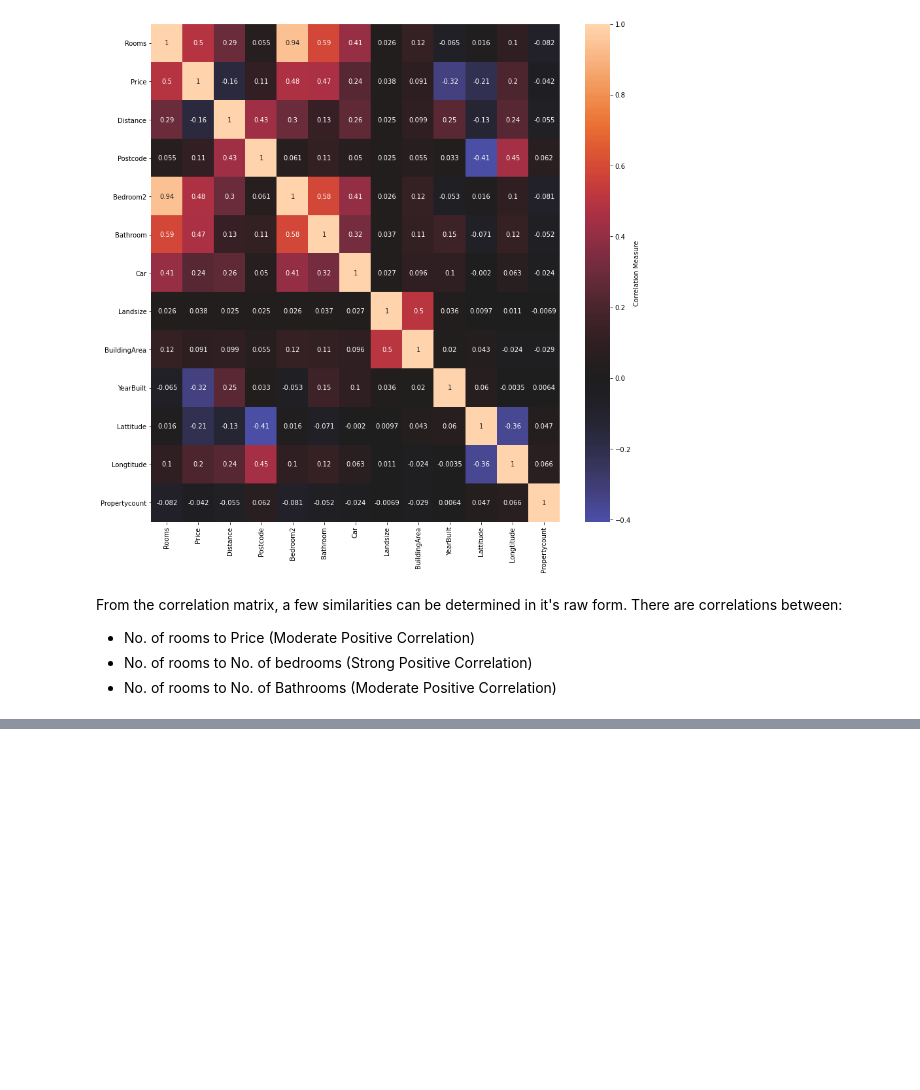
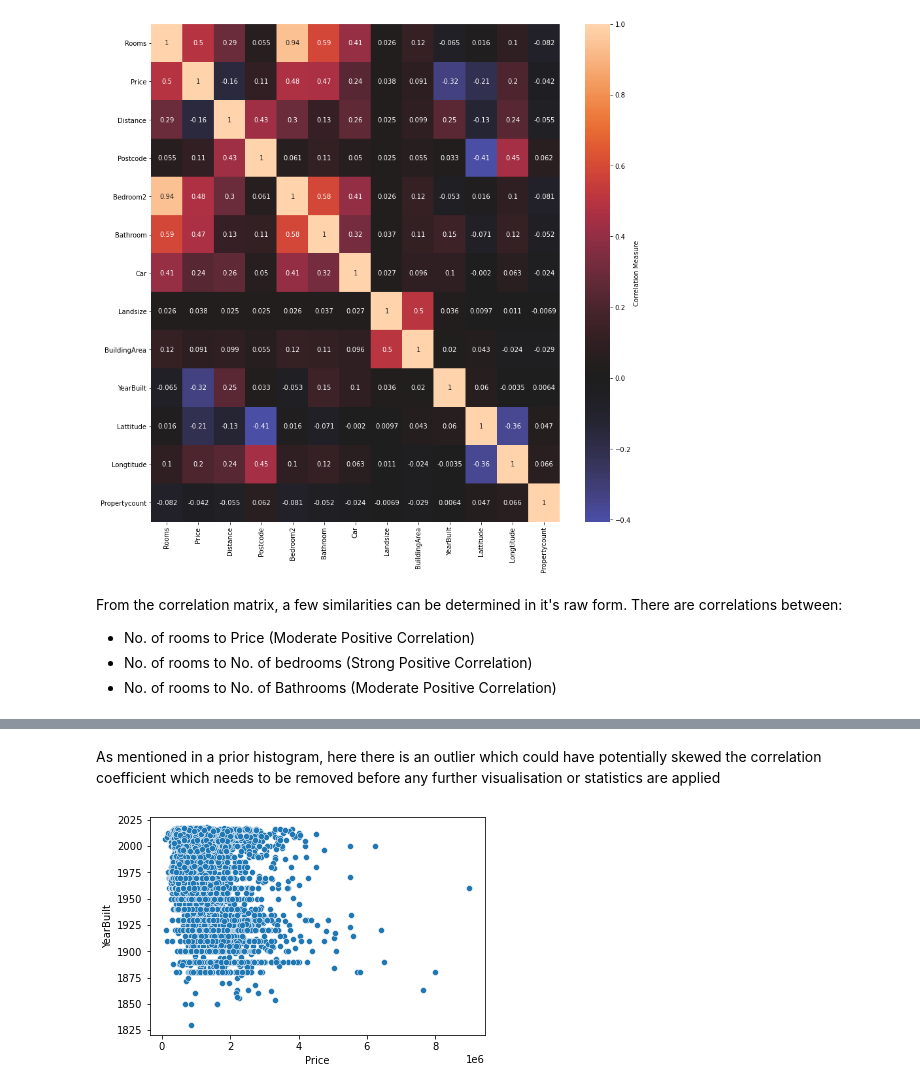
Before and after one commit to sheldyso/Data-Visualisation-Report, a Jupyter notebook: Data Visualisation Report.ipynb, the cells around one changed output, grey strips where cells are left out. Drawn from its saved outputs; the diff is of its cells as text; code cells hidden in the pictures; blank space fills up the shorter version.

```diff
--- a/Data Visualisation Report.ipynb
+++ b/Data Visualisation Report.ipynb
@@ -114,0 +178,11 @@ sns.scatterplot(data=data, x="Bedroom2", y="Price")
+# %% [markdown]
+As mentioned in a prior histogram, here there is an outlier which could have potentially skewed the correlation coefficient which needs to be removed before any further visualisation or statistics are applied
+# %%
+#limiting the dataset to houses above the year 1600
+df = data[data["YearBuilt"] > 1600]
+
+#plotting the df to see if the limit has been applied
+sns.scatterplot(data=df, x="Price", y= "YearBuilt")
+plt.show()
+# %% [output]
+[figure, added]
```
Also changed, not shown: parts of 21 cells of this notebook.
